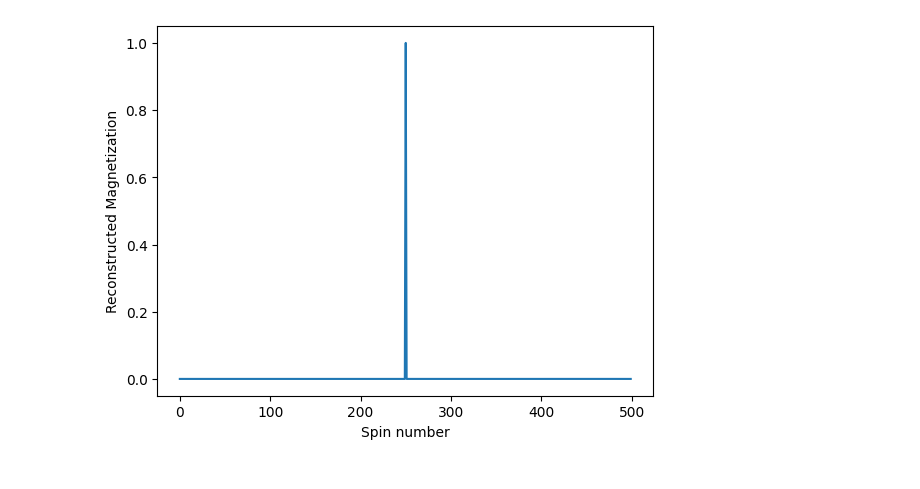
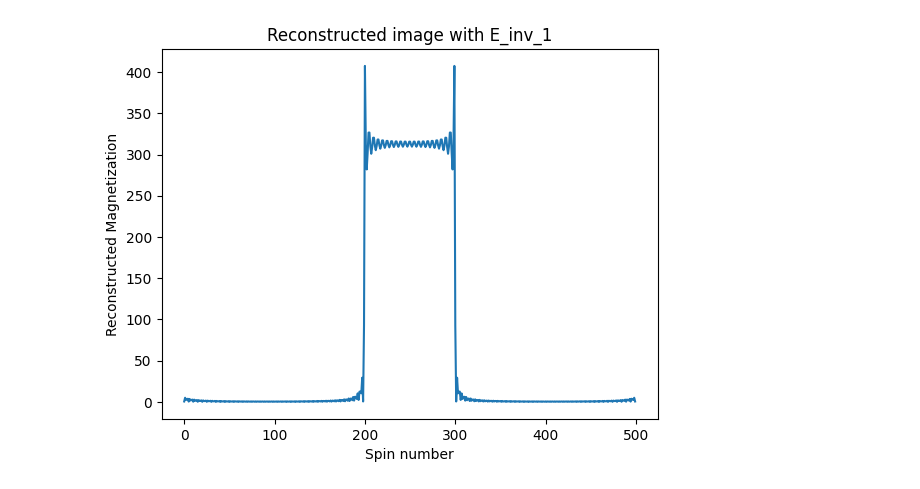
Before and after one commit to MaxStrey/Martinos_MR, a Jupyter notebook: Martinos_project/phantom_generation/phantom_3.ipynb, the cells around one changed output. Saved outputs shown, nothing was run; the diff lists cells and outputs as text; code cells hidden in the pictures.

```diff
--- a/Martinos_project/phantom_generation/phantom_3.ipynb
+++ b/Martinos_project/phantom_generation/phantom_3.ipynb
@@ -5,13 +5,13 @@ import matplotlib.pyplot as plt
 
 N_spins = 500  # Number of spins in the phantom
 # # Create the phantom
-# The phantom is rect pulse of size 100
+#The phantom is rect pulse of size 100
+phantom = np.zeros(N_spins, dtype=np.complex128)  # All spins start at zero
+pulse_end = 200 + 100
+phantom[200:pulse_end] = 1  # Set the pulse to the desired amplitude
+
 # phantom = np.zeros(N_spins, dtype=np.complex128)  # All spins start at zero
-# pulse_end = 200 + 100
-# phantom[200:pulse_end] = 1  # Set the pulse to the desired amplitude
-
-phantom = np.zeros(N_spins, dtype=np.complex128)  # All spins start at zero
-phantom[250] = 1  # Set the delta function to the desired amplitude
+# phantom[250] = 1  # Set the delta function to the desired amplitude
 
 # x = np.arange(N_spins)  # Generate an array of indices
 # phantom = 2 * np.exp(1j * (2 * np.pi * 5 * x / N_spins  + 0))  # Generate a complex sine wave with the desired frequency, amplitude, and phase
@@ -19,11 +19,12 @@ phantom[250] = 1  # Set the delta function to the desired amplitude
 # Plot the initial state of the phantom
 plt.figure()
 plt.plot(phantom.real)
+plt.title('Phantom')
 plt.xlabel('Spin number')
 plt.ylabel('Magnetization')
 plt.show()
 
 gamma = 42.58e6  # Gyromagnetic ratio for hydrogen in Hz/T
-Gx = 0.029356505401596993  # Gradient strength in T/m
+Gx = 0.029356505401596993*10  # Gradient strength in T/m
 B0 = 1.0  # B0 field in T
 # %% [output]
@@ -35,7 +36,7 @@ phantom *= np.exp(1j * angle)  # Rotate each spin by 90 degrees
 
 tau = 2e-3
 time = np.linspace(-tau/2,tau/2,N_spins)
-Gx_values = time*gamma*Gx  # Gx field, non-uniform
+Gx_values = time*Gx  # Gx field, non-uniform
 
 kx = gamma * Gx_values  # k-space trajectory
 
@@ -49,12 +50,13 @@ for i, k in enumerate(kx):
     k_signal[i] = np.sum(phantom * np.exp(-1j  * k * x_values))  # k-space signal is sum of all spins
 
 # Take an fftshift of the k-space signal
-k_signal_shifted = np.fft.fftshift(k_signal)
+
 
 
 # Plot the k-space signal
 plt.figure()
-plt.plot(kx, np.abs(k_signal_shifted))
+plt.plot(kx, np.abs(k_signal))
+plt.title('k-space signal')
 plt.xlabel('k')
 plt.ylabel('kSignal')
 plt.show()
@@ -95,13 +134,20 @@ plt.show()
 # %%
-E_inv = np.linalg.inv(E)
+E_inv_1 = np.zeros((N_spins, N_spins), dtype=np.complex128)
 
-image = np.dot(E_inv, s)   # Reconstruct the image
+for i in range(N_spins):
+    for j in range(N_spins):
+        E_inv_1[i, j] = np.exp(1j * kx[i] * x_values[j])
+
+
+image_1 = np.dot(E_inv_1, s)   # Reconstruct the image
+
 
 # Plot the reconstructed image
 plt.figure()
-plt.plot(np.abs(image))
+plt.plot(np.abs(image_1))
+plt.title('Reconstructed image with E_inv_1')
 plt.xlabel('Spin number')
 plt.ylabel('Reconstructed Magnetization')
 plt.show()
 # %% [output]
-[figure, old version]
+[figure, new version]
```
Also changed, not shown: parts of 6 cells of this notebook, 1 other file.
